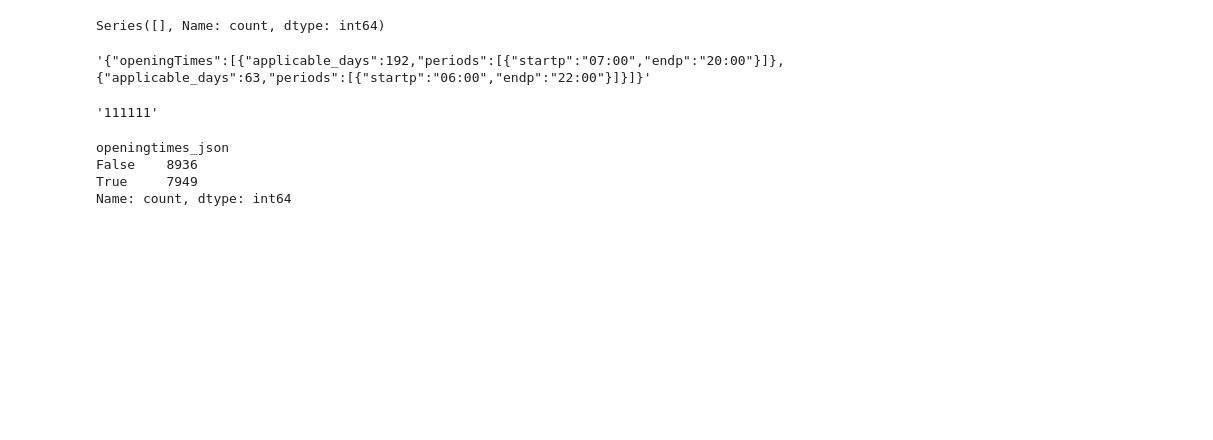
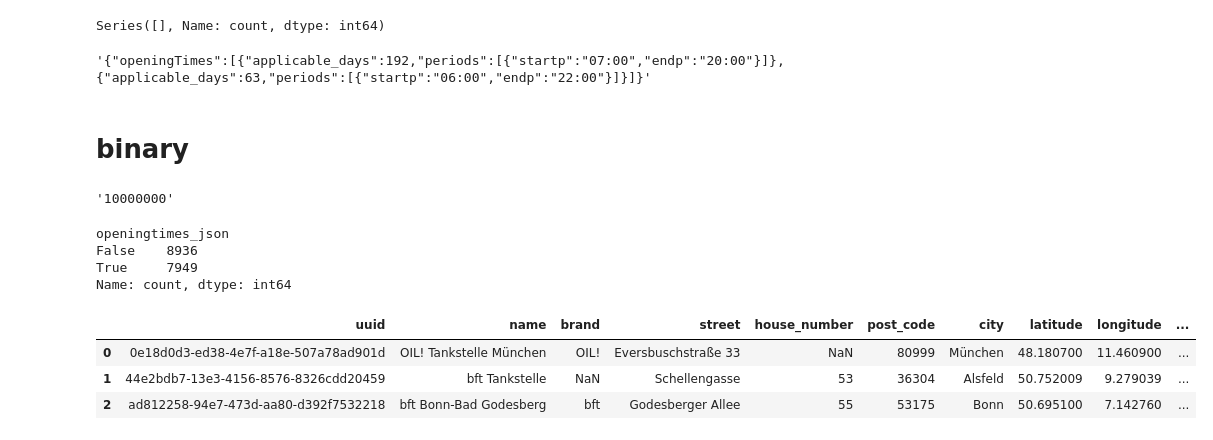
Before and after one commit to petrol-price-predictor/jurassic-juice-juggler, a Jupyter notebook: eda_data.ipynb, the cells around one changed output. Saved outputs shown, nothing was run; the diff lists cells and outputs as text; code cells hidden in the pictures; blank space fills up the shorter version.

```diff
--- a/eda_data.ipynb
+++ b/eda_data.ipynb
@@ -151,16 +151,18 @@ Series([], Name: count, dtype: int64)
 stations_data['openingtimes_json'][0]
 # %% [output]
 '{"openingTimes":[{"applicable_days":192,"periods":[{"startp":"07:00","endp":"20:00"}]},{"applicable_days":63,"periods":[{"startp":"06:00","endp":"22:00"}]}]}'
+# %% [markdown]
+# binary
 # %%
 # Use the bin() function to convert the decimal number to binary
-binary_str = bin(63)
+binary_str = bin(128)
 
 # The bin() function returns a string that starts with '0b' to indicate it is a binary representation
 # To remove the '0b' prefix, we can slice the string starting from index 2
 binary_str = binary_str[2:]
 binary_str
 # %% [output]
-'111111'
+'10000000'
 # %%
 (stations_data['openingtimes_json'] == '{}').value_counts()
 # %% [output]
@@ -171 +211,9 @@ Name: count, dtype: int64
+# %%
+# display the resulting dataframe
+stations_data.head(3)
+# %% [output]
+|  | uuid | name | brand | street | house_number | post_code | city | latitude | longitude | ... |
+| 0 | 0e18d0d3-ed38-4e7f-a18e-507a78ad901d | OIL! Tankstelle München | OIL! | Eversbuschstraße 33 | NaN | 80999 | München | 48.180700 | 11.460900 | ... |
+| 1 | 44e2bdb7-13e3-4156-8576-8326cdd20459 | bft Tankstelle | NaN | Schellengasse | 53 | 36304 | Alsfeld | 50.752009 | 9.279039 | ... |
+| 2 | ad812258-94e7-473d-aa80-d392f7532218 | bft Bonn-Bad Godesberg | bft | Godesberger Allee | 55 | 53175 | Bonn | 50.695100 | 7.142760 | ... |
 # %%
```
Also changed, not shown: parts of 16 cells of this notebook.
